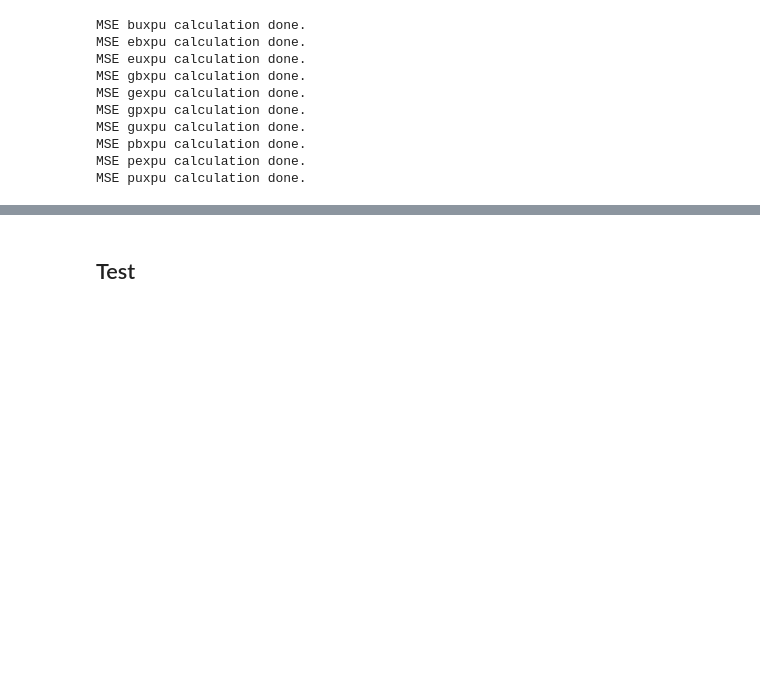
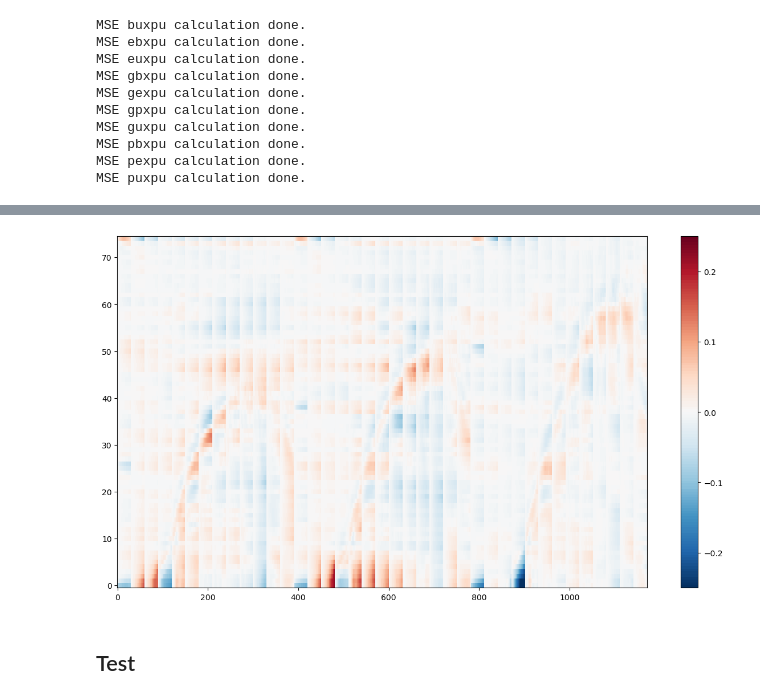
Before and after one commit to Stacy-Guo227/2024_CloudDynamics, a Jupyter notebook: CODE/all_lu_cnn1.ipynb, the cells around one changed output, grey strips where cells are left out. Drawn from its saved outputs; the diff is of its cells as text; code cells hidden in the pictures; blank space fills up the shorter version.

```diff
--- a/CODE/all_lu_cnn1.ipynb
+++ b/CODE/all_lu_cnn1.ipynb
@@ -738,0 +742,15 @@ plt.show()
+# %%
+def cal_diff_hov(lu_model:str, lu_data:str, predict_tsteps:int):
+    """
+    :param lu_model: land type that the ml model is trained on
+    :param lu_data: land type that the lu_model is hindcasting
+    :return: Diff. profiles (1173, 75) from Integrated profile(1173, 75) - VVM profile (th_all_sd(1173, 75))
+    """
+    # Create storage (10x10)
+    lu_hcast_dict = eval(f"{lu_model}_hcast_dict_{predict_tsteps}")  # contains hindcast-entries on all land types
+    lu_data_dict = np.load(f"/home/ch995334/2024ClDyn/TemporaryData/ModelData/all_lu_cnn1/{lu_data}.npy", allow_pickle=True).item() # vvm
+    true_theta   = np.squeeze(lu_data_dict['th_all_sd']) # (1173, 75)
+    hcast_theta  = np.squeeze(np.array(lu_hcast_dict[lu_data]['1p0km']+lu_hcast_dict[lu_data]['1p5km']+lu_hcast_dict[lu_data]['2p0km'])) # (1173, 75)
+    return hcast_theta-true_theta
+# %%
+_pupu = cal_diff_hov(lu_model='pu', lu_data='pu', predict_tsteps=30)
@@ -739,3 +765,11 @@ plt.show()
+# %%
+fig, ax = plt.subplots(figsize=(15, 8))
+im = ax.pcolormesh(np.arange(1173), np.arange(75), _pupu.T, shading='nearest', cmap=cmaps.MPL_RdBu_r, vmax=0.25, vmin=-0.25)
+cbar = fig.colorbar(im)
+# Lines separating sounding
+# Lines separating calibration (30 steps)
+# %% [output]
+[figure, added]
 # %% [markdown]
 ## Test
 # %% [markdown]
```
Also changed, not shown: parts of 11 cells of this notebook.
